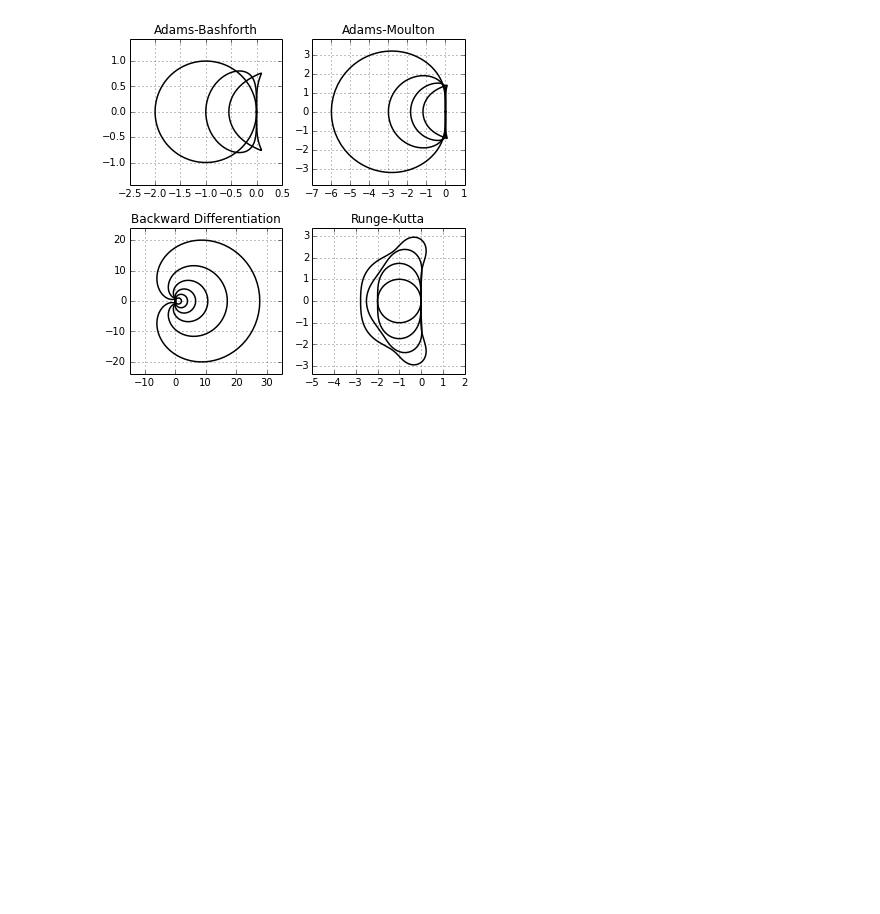
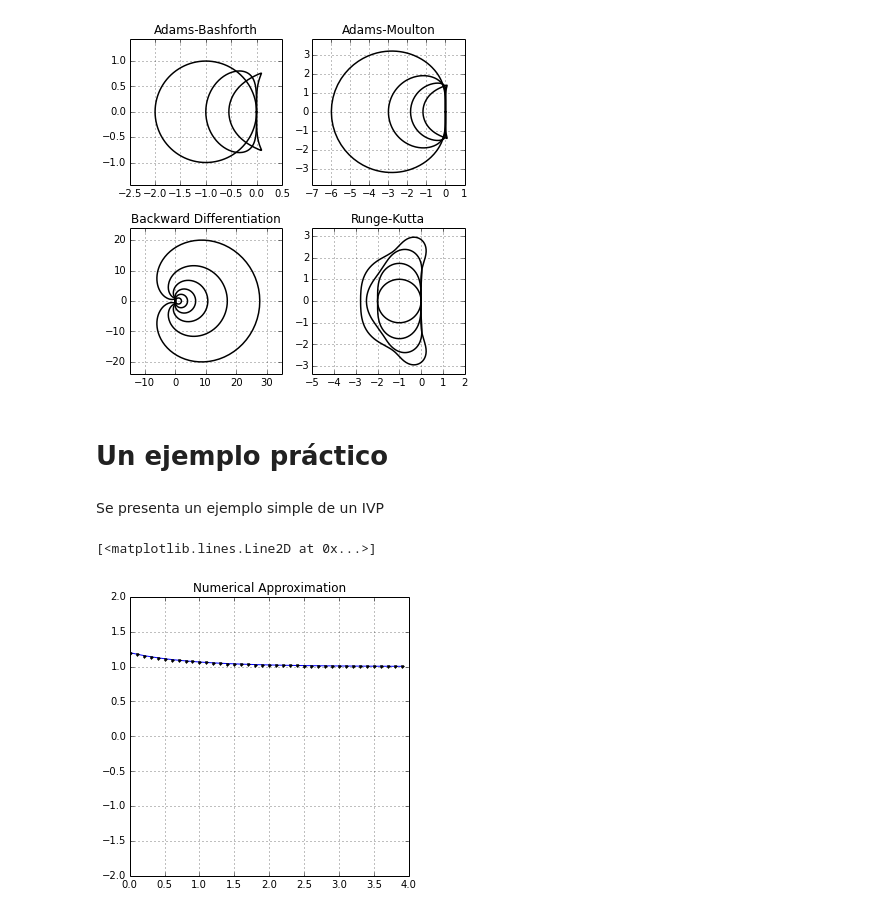
Before and after one commit to sebastiandres/ILI286, a Jupyter notebook: ipynb/U3_StabilityRegions_and_More.ipynb, the cells around one changed output. Drawn from its saved outputs; the diff is of its cells as text; code cells hidden in the pictures; blank space fills up the shorter version.

```diff
--- a/ipynb/U3_StabilityRegions.ipynb
+++ b/ipynb/U3_StabilityRegions_and_More.ipynb
@@ -139,3 +140,52 @@ fig.subplots_adjust(hspace=0.3, wspace=0.2)
 pyplot.show()
 # %% [output]
 [figure]
+# %% [markdown]
+# Un ejemplo práctico
+# %% [markdown]
+Se presenta un ejemplo simple de un IVP
+# %%
+from scipy.integrate import odeint
+from pylab import *
+
+def my_f(t,y):
+    return np.array(y*(1-y))
+
+def euler_ode(y,t,f,h):
+    return y+h*f(t,y)
+
+def RK2_ode(y,t,f,h):
+    k1=y+h*f(t,y) #or euler_ode(y,t,f,h)
+    return y+h*f(t+h/2.0,k1)
+
+def RK4_ode(y,t,f,h):
+    k1=f(t,y)
+    k2=f(t+h/2.0,y+(h/2.0)*k1)
+    k3=f(t+h/2.0,y+(h/2.0)*k2)
+    k4=f(t+h,y+h*k3)
+    return y+(h/6.0)*(k1+2*k2+2*k3+k4)
+# %%
+y0=1.2
+
+h=0.1
+
+t_times = np.arange(0, 4, h)
+y_output = np.zeros(t_times.size)
+y_output[0] = y0
+for i in range(1,t_times.size):
+    #y_output[i]=euler_ode(y_output[i-1],t_times[i-1],my_f,h)
+    #y_output[i]=RK2_ode(y_output[i-1],t_times[i-1],my_f,h)
+    y_output[i]=RK4_ode(y_output[i-1],t_times[i-1],my_f,h)
+
+fig = pyplot.figure(figsize=(5,5))
+ax = fig.gca()
+ax.axis("equal")
+ax.grid(True)
+ax.set_title("Numerical Approximation")
+ax.axis([0, 4, -2, 2])
+
+plot(t_times,y_output,'-')
+plot(t_times,y_output,'.k')
+# %% [output]
+[<matplotlib.lines.Line2D at 0x...>]
+[figure, added]
```
Also changed, not shown: parts of 12 cells of this notebook, 1 other file.
